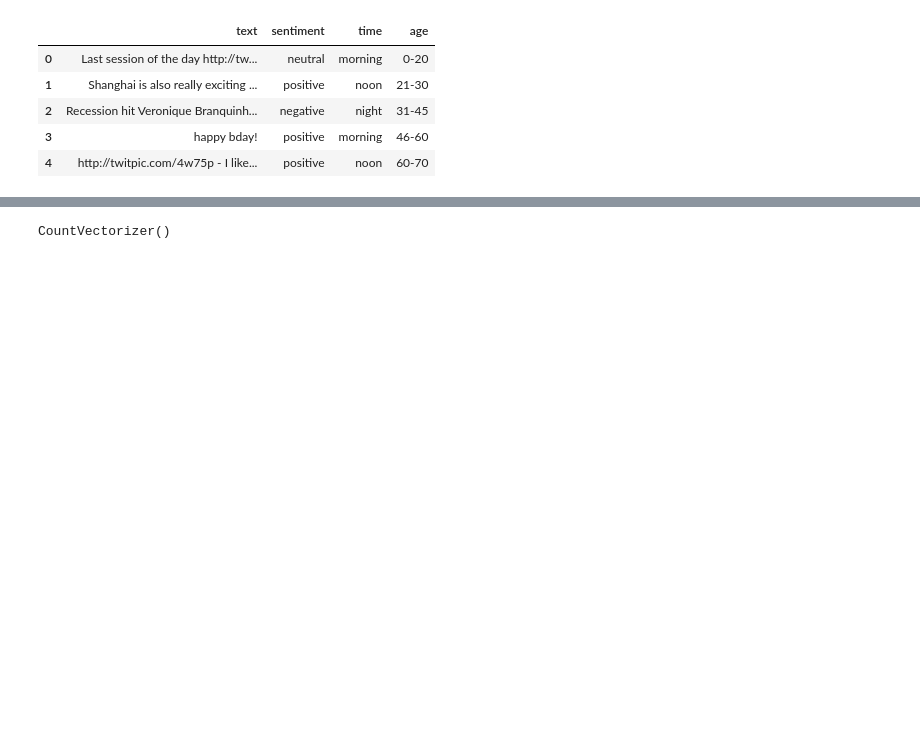
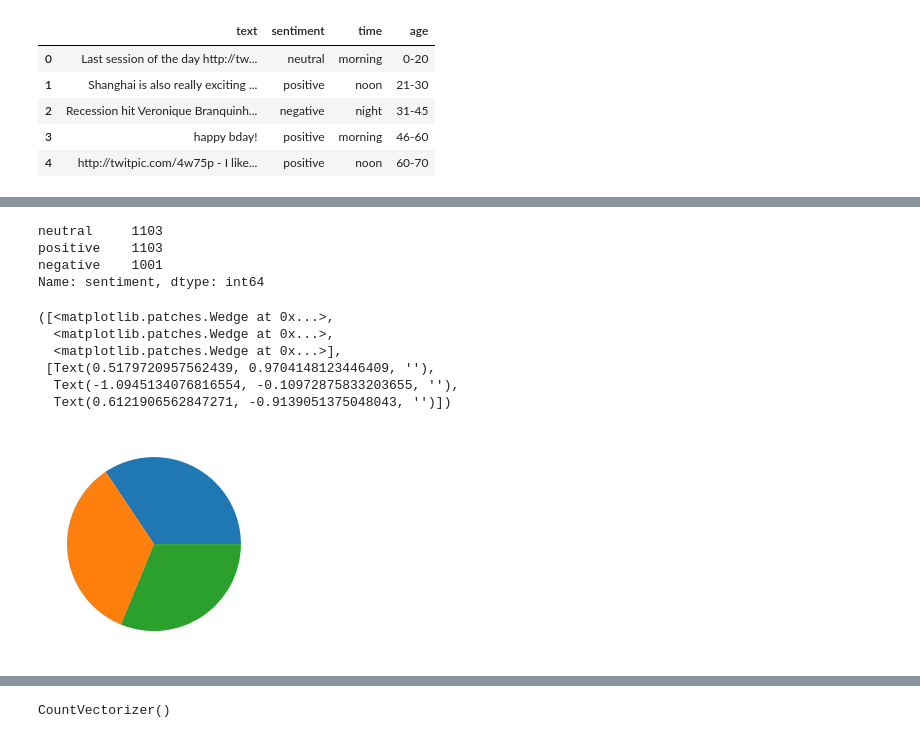
Before and after one commit to ayush02av/mlprac, a Jupyter notebook: Projects/twitter sentiment analysis/model.ipynb, the cells around one changed output, grey strips where cells are left out. Cells and saved outputs as stored; diff of their text form; code cells hidden in the pictures; blank space fills up the shorter version.

```diff
--- a/Projects/twitter sentiment analysis/model.ipynb
+++ b/Projects/twitter sentiment analysis/model.ipynb
@@ -119,0 +140,17 @@ Name: sentiment, dtype: int64
+# %%
+df['sentiment'].value_counts()
+# %% [output]
+neutral     1103
+positive    1103
+negative    1001
+Name: sentiment, dtype: int64
+# %%
+plt.pie(df.sentiment.value_counts())
+# %% [output]
+([<matplotlib.patches.Wedge at 0x...>,
+  <matplotlib.patches.Wedge at 0x...>,
+  <matplotlib.patches.Wedge at 0x...>],
+ [Text(0.5179720957562439, 0.9704148123446409, ''),
+  Text(-1.0945134076816554, -0.10972875833203655, ''),
+  Text(0.6121906562847271, -0.9139051375048043, '')])
+[figure, added]
```
Also changed, not shown: parts of 23 cells of this notebook, 2 other files.
